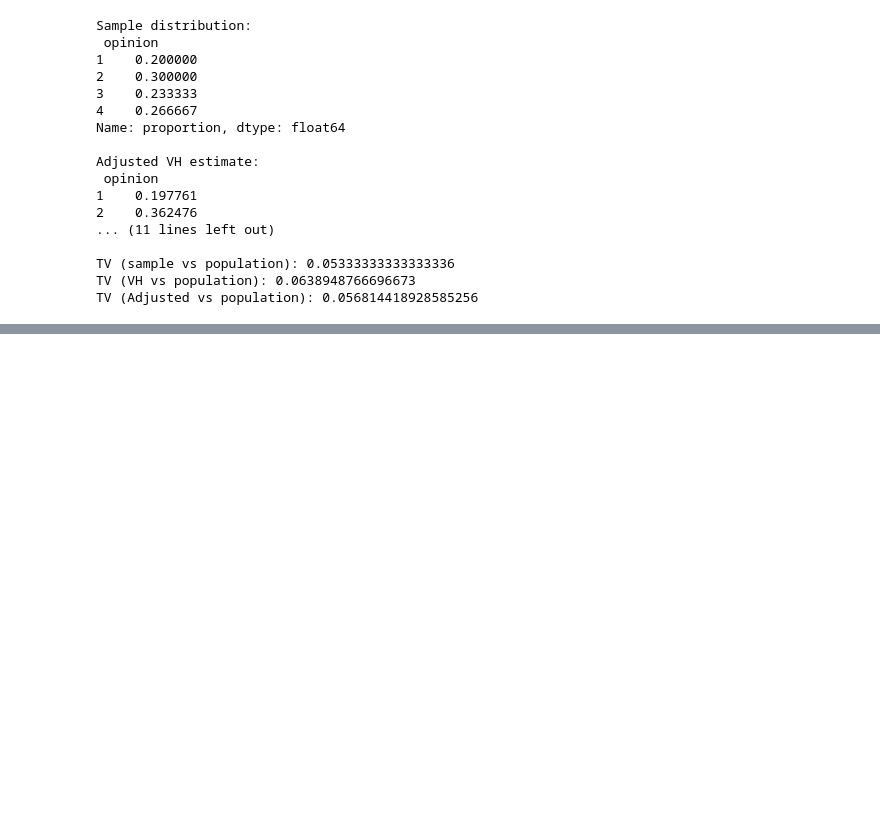
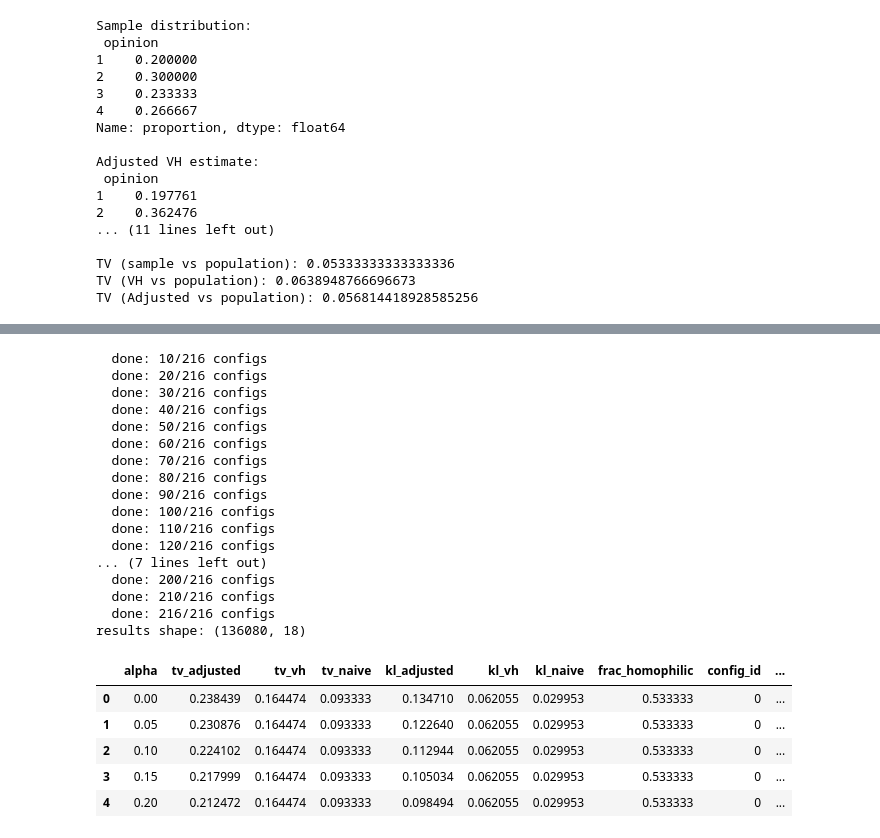
Before and after one commit to justinyli/unbiasing-social-networks, a Jupyter notebook: code/experiments.ipynb, the cells around one changed output, grey strips where cells are left out. Cells and saved outputs as stored; diff of their text form; code cells hidden in the pictures; blank space fills up the shorter version.

```diff
--- a/code/experiments.ipynb
+++ b/code/experiments.ipynb
@@ -286,0 +370,21 @@ TV (Adjusted vs population): 0.056814418928585256
+# %%
+def precompute_homophily_weights(rds_df, nodes_df, recruiter_map):
+    """Precompute base weights (1/degree) and the homophilic-edge mask once per
+    trial, so the alpha sweep is just a vectorized reweight + renormalize."""
+    block_lookup = nodes_df.set_index("node_id")["block"].to_dict()
+
+    base_weights = 1.0 / rds_df["degree"].values
+    is_homophilic = np.zeros(len(rds_df), dtype=bool)
+    for i, node in enumerate(rds_df["node_id"].values):
+        recruiter = recruiter_map.get(node)
+        if recruiter is not None and block_lookup[node] == block_lookup[recruiter]:
+            is_homophilic[i] = True
+
+    return base_weights, is_homophilic
+
+
+def adjusted_dist_from_alpha(opinions, base_weights, is_homophilic, alpha):
+    """Reweight: homophilic recruits scaled by alpha, then renormalize."""
+    weights = base_weights * np.where(is_homophilic, alpha, 1.0)
+    counts = pd.DataFrame({"opinion": opinions, "w": weights}).groupby("opinion")["w"].sum()
+    return (counts / counts.sum()).sort_index()
@@ -286,0 +472,44 @@ TV (Adjusted vs population): 0.056814418928585256
+# %%
+alphas   = np.linspace(0.0, 1.0, 21)
+n_trials = 30
+
+records = []
+for cfg_id, cfg in enumerate(configs):
+    for trial in range(n_trials):
+        rng = np.random.default_rng(seed=10_000 * cfg_id + trial)
+        trial_df = run_one_trial(cfg, alphas, rng)
+        trial_df["config_id"] = cfg_id
+        trial_df["trial"] = trial
+        records.append(trial_df)
+    if (cfg_id + 1) % 10 == 0 or cfg_id == len(configs) - 1:
+        print(f"  done: {cfg_id + 1}/{len(configs)} configs")
+
+results = pd.concat(records, ignore_index=True)
+config_df = pd.DataFrame(configs).reset_index().rename(columns={"index": "config_id"})
+results = results.merge(config_df, on="config_id")
+print("results shape:", results.shape)
+results.head()
+# %% [output]
+  done: 10/216 configs
+  done: 20/216 configs
+  done: 30/216 configs
+  done: 40/216 configs
+  done: 50/216 configs
+  done: 60/216 configs
+  done: 70/216 configs
+  done: 80/216 configs
+  done: 90/216 configs
+  done: 100/216 configs
+  done: 110/216 configs
+  done: 120/216 configs
+... (7 lines left out)
+  done: 200/216 configs
+  done: 210/216 configs
+  done: 216/216 configs
+results shape: (136080, 18)
+|  | alpha | tv_adjusted | tv_vh | tv_naive | kl_adjusted | kl_vh | kl_naive | frac_homophilic | config_id | ... |
+| 0 | 0.00 | 0.238439 | 0.164474 | 0.093333 | 0.134710 | 0.062055 | 0.029953 | 0.533333 | 0 | ... |
+| 1 | 0.05 | 0.230876 | 0.164474 | 0.093333 | 0.122640 | 0.062055 | 0.029953 | 0.533333 | 0 | ... |
+| 2 | 0.10 | 0.224102 | 0.164474 | 0.093333 | 0.112944 | 0.062055 | 0.029953 | 0.533333 | 0 | ... |
+| 3 | 0.15 | 0.217999 | 0.164474 | 0.093333 | 0.105034 | 0.062055 | 0.029953 | 0.533333 | 0 | ... |
+| 4 | 0.20 | 0.212472 | 0.164474 | 0.093333 | 0.098494 | 0.062055 | 0.029953 | 0.533333 | 0 | ... |
```
Also changed, not shown: parts of 10 cells of this notebook, 1 other file.
